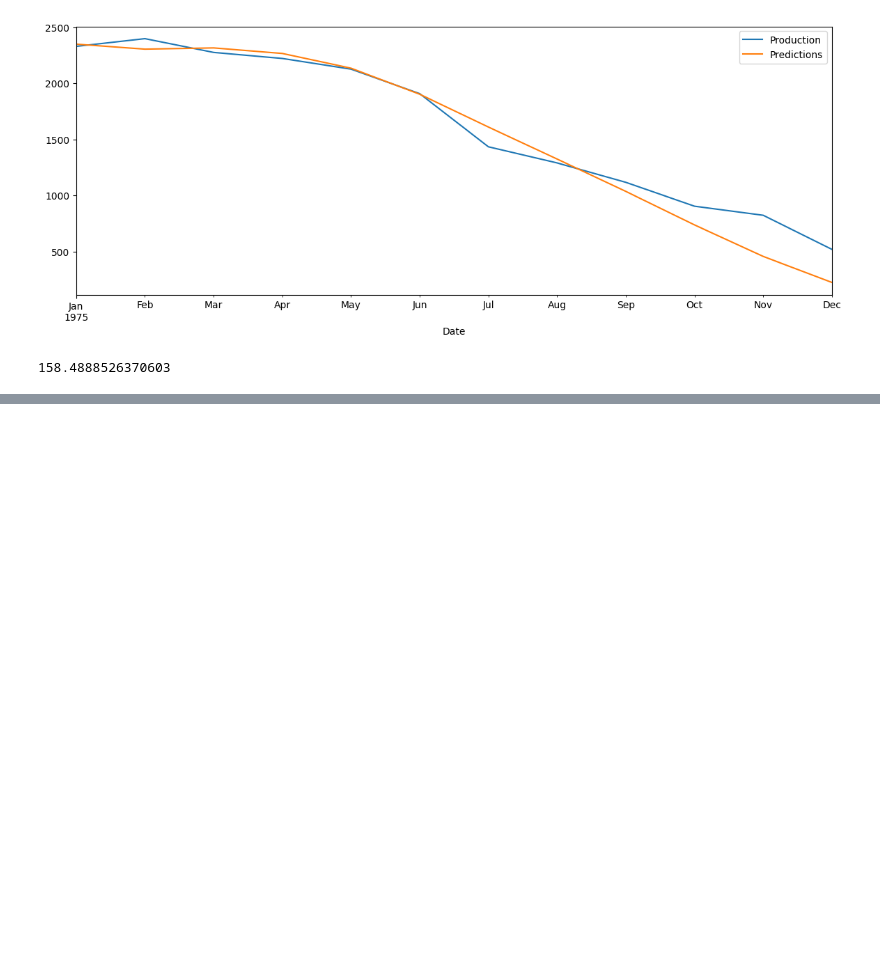
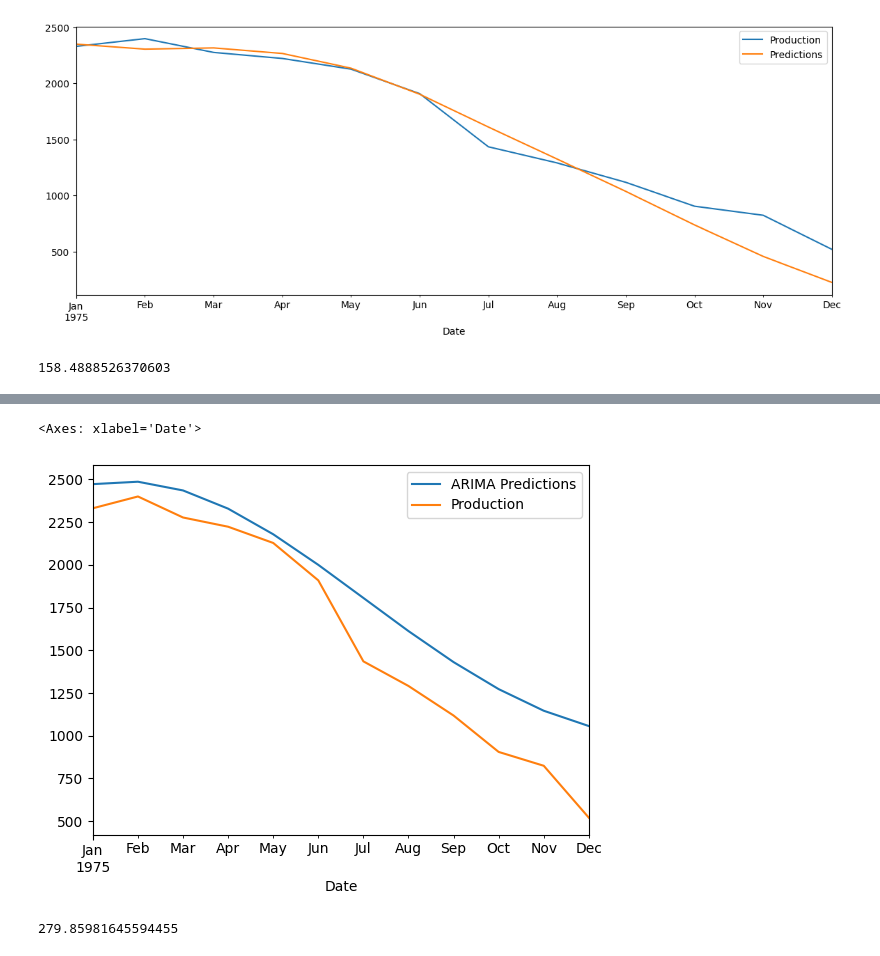
Before and after one commit to h4wks123/Time-Series-Forecasting-LSTM, a Jupyter notebook: RNN_Youtube.ipynb, the cells around one changed output, grey strips where cells are left out. Drawn from its saved outputs; the diff is of its cells as text; code cells hidden in the pictures; blank space fills up the shorter version.

Commit message:
[BAYER][Implementation of ARIMA model]

```diff
--- a/RNN_Youtube.ipynb
+++ b/RNN_Youtube.ipynb
@@ -245,7 +245,7 @@ print(rmse)
 # %%
 #ARIMA CALCULATIONS BEFORE FOR COMPARING
 import pandas as pd
-df=pd.read_csv('/content/MaunaLoaDailyTemps.csv',index_col='DATE'   ,parse_dates=True)
+df = pd.read_csv('monthly_milk_production.csv',index_col='Date',parse_dates=True)
 df=df.dropna()
 print('Shape of data',df.shape)
 df.head()
@@ -252,0 +323,5 @@ df
+# %%
+print(df.shape)
+train = df.iloc[:156] #use the last 10 months as a training set by subtracting 168 with 156
+test = df.iloc[156:]
+print(train.shape,test.shape)
@@ -252,0 +331,7 @@ df
+# %%
+from statsmodels.tsa.arima.model import ARIMA
+
+# Replace the old ARIMA class with the updated one
+model = ARIMA(train['Production'], order=(2, 0, 2))
+model = model.fit()
+model.summary()
@@ -252,0 +360,17 @@ df
+# %%
+start=len(train)
+end=len(train)+len(test)-1
+pred=model.predict(start=start,end=end,typ='levels').rename('ARIMA Predictions')
+pred.plot(legend=True)
+test['Production'].plot(legend=True)
+# %% [output]
+<Axes: xlabel='Date'>
+[figure, added]
+# %%
+from sklearn.metrics import mean_squared_error
+from math import sqrt
+test['Production'].mean()
+rmse=sqrt(mean_squared_error(pred,test['Production']))
+print(rmse)
+# %% [output]
+279.85981645594455
```
Also changed, not shown: parts of 6 cells of this notebook.
